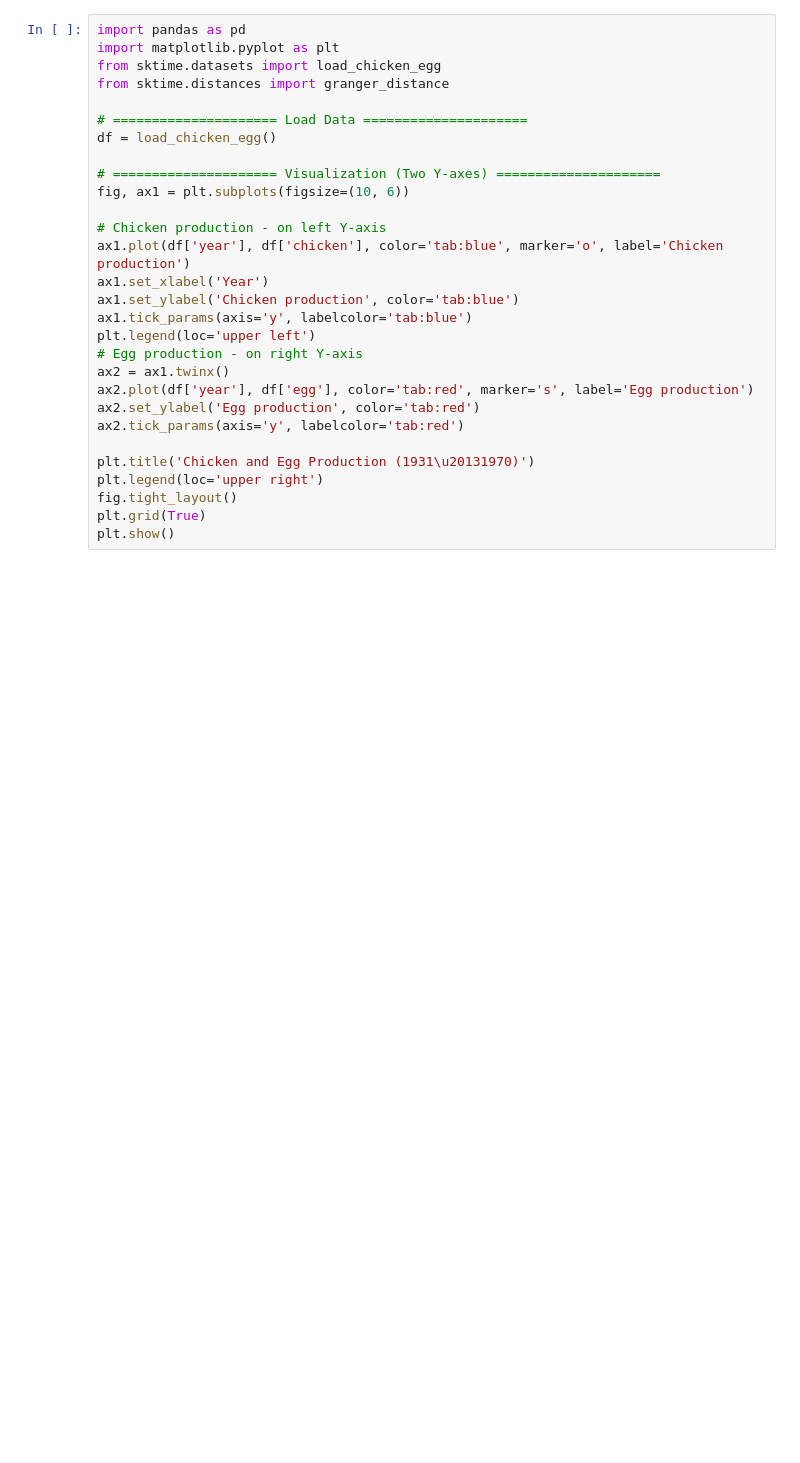
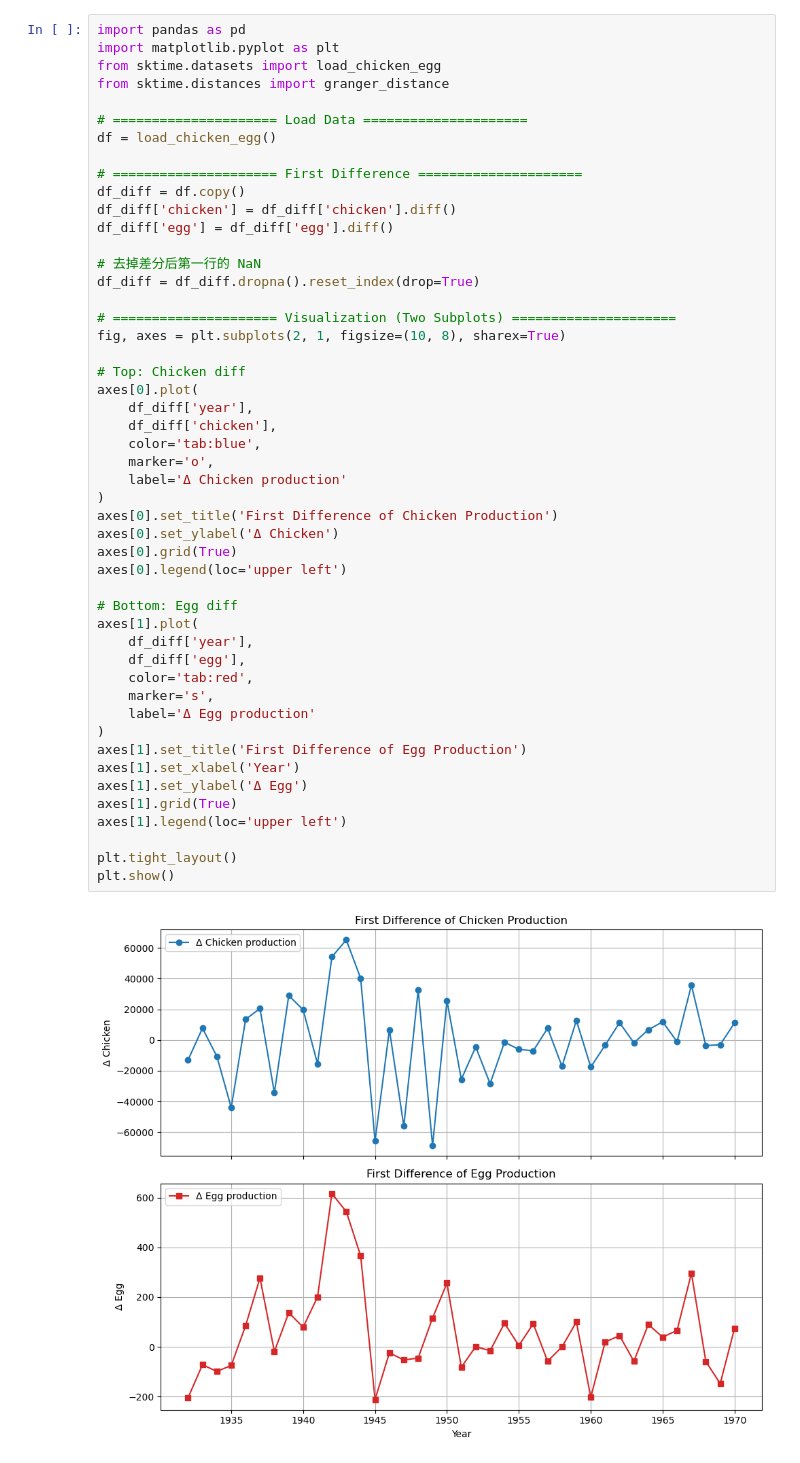
Before and after one commit to NetManAIOps/sktime, a Jupyter notebook: lectures/lec3/granger.ipynb, the cells around one changed output. Saved outputs shown, nothing was run; the diff lists cells and outputs as text; blank space fills up the shorter version.

Commit message:
Update granger notebook to use load_chicken_egg and add outputs
Replaced hardcoded data with load_chicken_egg() loader and updated
notebook with execution outputs.

Made-with: Cursor

```diff
--- a/lectures/lec3/granger.ipynb
+++ b/lectures/lec3/granger.ipynb
@@ -4,29 +22,51 @@
 # %%
 import pandas as pd
 import matplotlib.pyplot as plt
 from sktime.datasets import load_chicken_egg
 from sktime.distances import granger_distance
 
 # ===================== Load Data =====================
 df = load_chicken_egg()
 
-# ===================== Visualization (Two Y-axes) =====================
-fig, ax1 = plt.subplots(figsize=(10, 6))
+# ===================== First Difference =====================
+df_diff = df.copy()
+df_diff['chicken'] = df_diff['chicken'].diff()
+df_diff['egg'] = df_diff['egg'].diff()
 
-# Chicken production - on left Y-axis
-ax1.plot(df['year'], df['chicken'], color='tab:blue', marker='o', label='Chicken production')
-ax1.set_xlabel('Year')
-ax1.set_ylabel('Chicken production', color='tab:blue')
-ax1.tick_params(axis='y', labelcolor='tab:blue')
-plt.legend(loc='upper left')
-# Egg production - on right Y-axis
-ax2 = ax1.twinx()
-ax2.plot(df['year'], df['egg'], color='tab:red', marker='s', label='Egg production')
-ax2.set_ylabel('Egg production', color='tab:red')
-ax2.tick_params(axis='y', labelcolor='tab:red')
+# 去掉差分后第一行的 NaN
+df_diff = df_diff.dropna().reset_index(drop=True)
 
-plt.title('Chicken and Egg Production (1931\u20131970)')
-plt.legend(loc='upper right')
-fig.tight_layout()
-plt.grid(True)
+# ===================== Visualization (Two Subplots) =====================
+fig, axes = plt.subplots(2, 1, figsize=(10, 8), sharex=True)
+
+# Top: Chicken diff
+axes[0].plot(
+    df_diff['year'],
+    df_diff['chicken'],
+    color='tab:blue',
+    marker='o',
+    label='Δ Chicken production'
+)
+axes[0].set_title('First Difference of Chicken Production')
+axes[0].set_ylabel('Δ Chicken')
+axes[0].grid(True)
+axes[0].legend(loc='upper left')
+
+# Bottom: Egg diff
+axes[1].plot(
+    df_diff['year'],
+    df_diff['egg'],
+    color='tab:red',
+    marker='s',
+    label='Δ Egg production'
+)
+axes[1].set_title('First Difference of Egg Production')
+axes[1].set_xlabel('Year')
+axes[1].set_ylabel('Δ Egg')
+axes[1].grid(True)
+axes[1].legend(loc='upper left')
+
+plt.tight_layout()
 plt.show()
+# %% [output]
+[figure, added]
```
Also changed, not shown: parts of 4 cells of this notebook.
